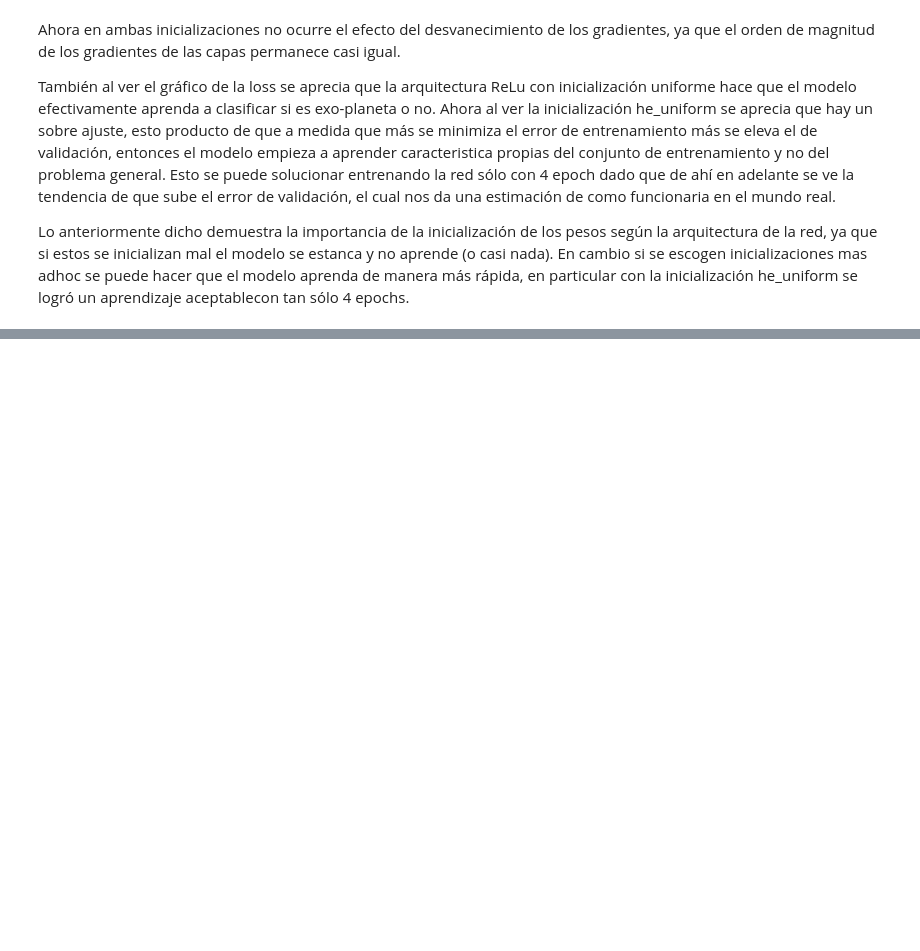
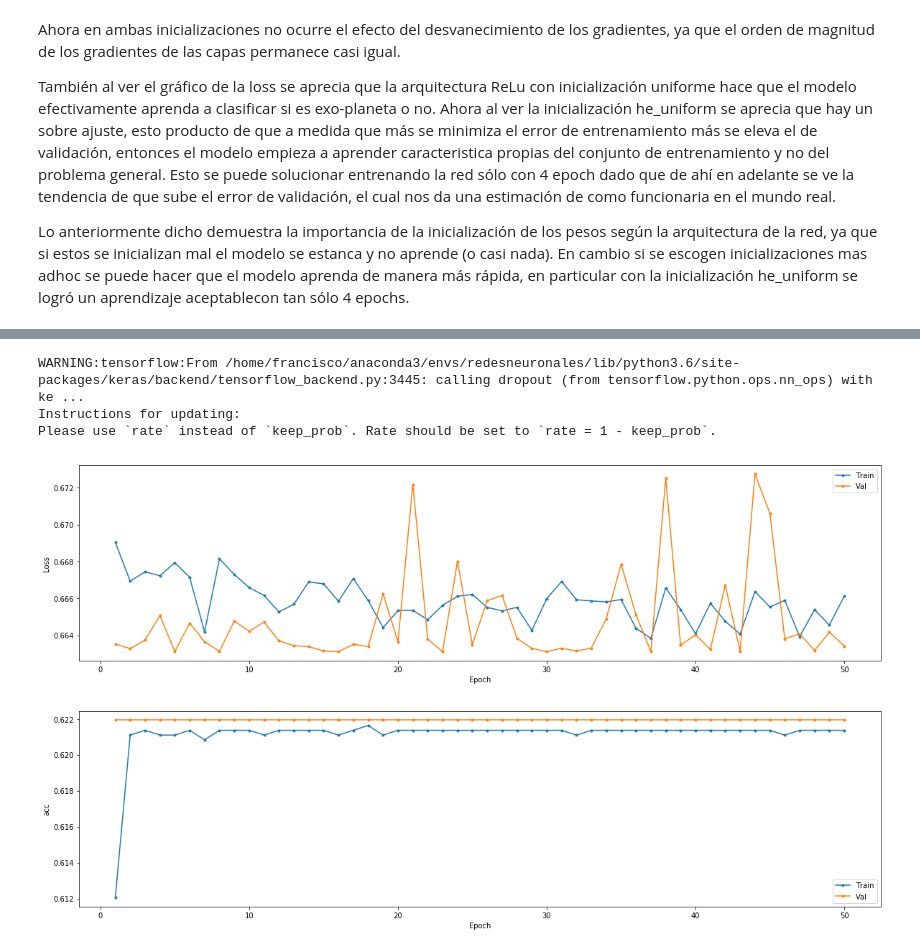
Before and after one commit to Umauro/ANN-T1, a Jupyter notebook: Pregunta 2.ipynb, the cells around one changed output, grey strips where cells are left out. Drawn from its saved outputs; the diff is of its cells as text; code cells hidden in the pictures; blank space fills up the shorter version.

```diff
--- a/Pregunta 2.ipynb
+++ b/Pregunta 2.ipynb
@@ -447,0 +532,40 @@ history.history
+# %%
+from keras.layers import Dropout, BatchNormalization
+
+model = Sequential()
+model.add(Dropout(0.2, input_shape=(41,)))
+model.add(Dense(256, kernel_initializer='uniform',activation='sigmoid'))
+model.add(Dropout(0.2))
+model.add(Dense(256, kernel_initializer='uniform',activation='sigmoid'))
+model.add(Dropout(0.2))
+model.add(Dense(256, kernel_initializer='uniform',activation='sigmoid'))
+model.add(Dropout(0.2))
+model.add(Dense(256, kernel_initializer='uniform',activation='sigmoid'))
+model.add(Dropout(0.2))
+model.add(Dense(256, kernel_initializer='uniform',activation='sigmoid'))
+model.add(Dropout(0.2))
+model.add(Dense(1, kernel_initializer='uniform',activation='sigmoid'))
+
+model.compile(optimizer=SGD(lr=0.01), loss='binary_crossentropy', metrics = ['acc'])
+
+history_G_Dropout = model.fit(X_train_scaled, y_train, epochs=50, verbose=0, validation_data=(X_val_scaled, y_val))
+# %% [output]
+WARNING:tensorflow:From /home/francisco/anaconda3/envs/redesneuronales/lib/python3.6/site-packages/keras/backend/tensorflow_backend.py:3445: calling dropout (from tensorflow.python.ops.nn_ops) with ke ...
+Instructions for updating:
+Please use `rate` instead of `keep_prob`. Rate should be set to `rate = 1 - keep_prob`.
+# %%
+def chart_metric(history,metric_name, epoch_number = 50):
+    epoch_arr = [i+1 for i in range(epoch_number)]
+    plt.figure(figsize = (20,5))
+    plt.plot(epoch_arr, history.history[metric_name], '.-')
+    plt.plot(epoch_arr, history.history['val_'+metric_name], '.-')
+    plt.xlabel('Epoch')
+    plt.ylabel(metric_name)
+    plt.legend( ('Train', 'Val') )
+    plt.show()
+
+chart_loss(history_G_Dropout)
+chart_metric(history_G_Dropout, "acc")
+# %% [output]
+[figure, added]
+[figure, added]
```
Also changed, not shown: parts of 29 cells of this notebook.
